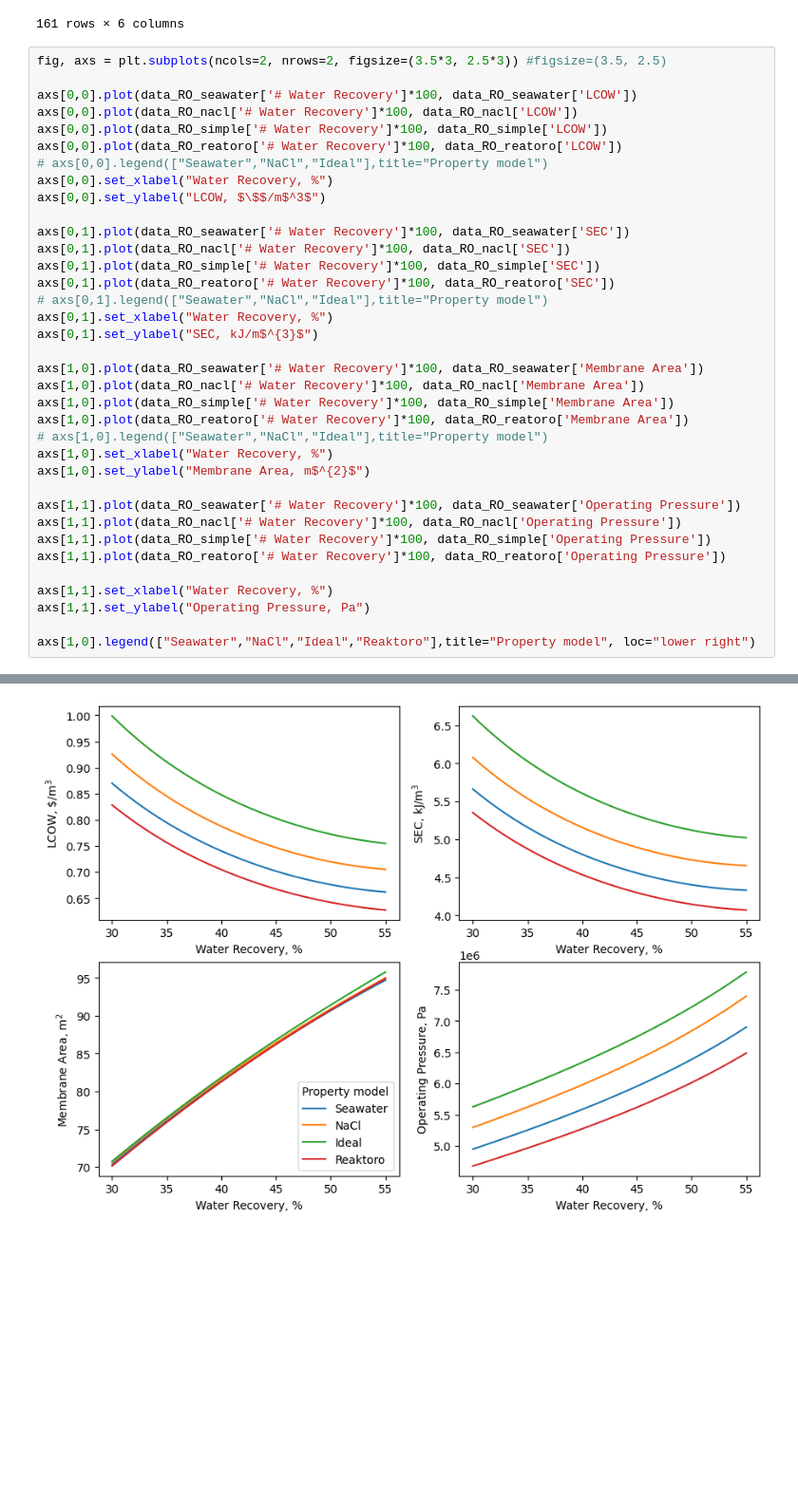
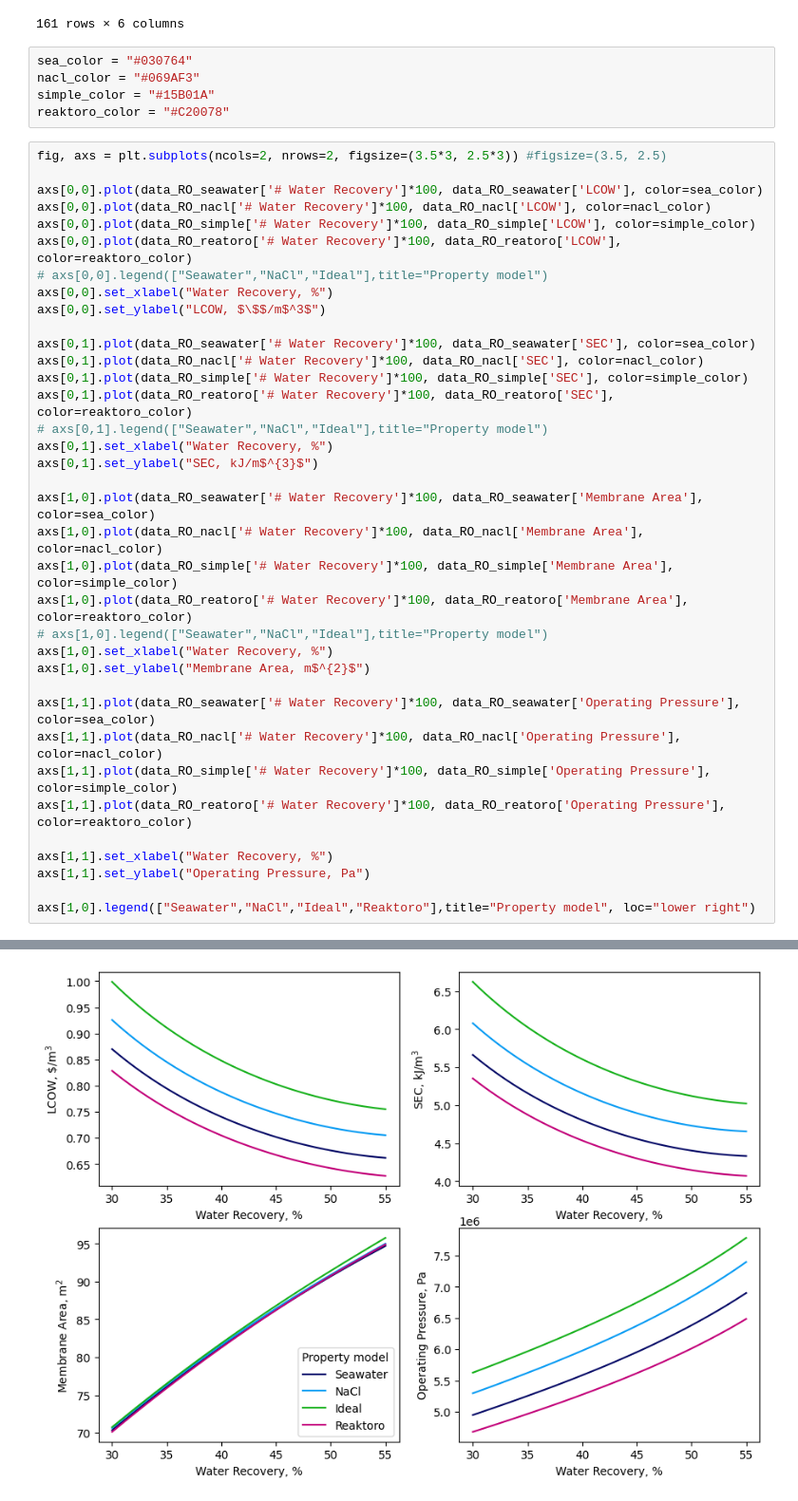
Before and after one commit to savannahsakhai/watertap, a Jupyter notebook: watertap/flowsheets/property_analysis/plotting.ipynb, the cells around one changed output, grey strips where cells are left out. Shown at 95% size. Cells and saved outputs as stored; diff of their text form; blank space fills up the shorter version.

Commit message:
custom colors for each property model type

```diff
--- a/watertap/flowsheets/property_analysis/plotting.ipynb
+++ b/watertap/flowsheets/property_analysis/plotting.ipynb
@@ -30,45 +30,50 @@ data_MVC_seawater.dropna()
 | 160 | 0.75000 | 0.035 | 4.226065 | 19.98633 | 1144.0070 | 1.532756 |
 | 161 | 0.75000 | 0.070 | 4.668350 | 24.68090 | 1154.5940 | 1.699565 |
 161 rows × 6 columns
+# %%
+sea_color = "#030764"
+nacl_color = "#069AF3"
+simple_color = "#15B01A"
+reaktoro_color = "#C20078"
 # %%
 fig, axs = plt.subplots(ncols=2, nrows=2, figsize=(3.5*3, 2.5*3)) #figsize=(3.5, 2.5)
 
-axs[0,0].plot(data_RO_seawater['# Water Recovery']*100, data_RO_seawater['LCOW'])
-axs[0,0].plot(data_RO_nacl['# Water Recovery']*100, data_RO_nacl['LCOW'])
-axs[0,0].plot(data_RO_simple['# Water Recovery']*100, data_RO_simple['LCOW'])
-axs[0,0].plot(data_RO_reatoro['# Water Recovery']*100, data_RO_reatoro['LCOW'])
+axs[0,0].plot(data_RO_seawater['# Water Recovery']*100, data_RO_seawater['LCOW'], color=sea_color)
+axs[0,0].plot(data_RO_nacl['# Water Recovery']*100, data_RO_nacl['LCOW'], color=nacl_color)
+axs[0,0].plot(data_RO_simple['# Water Recovery']*100, data_RO_simple['LCOW'], color=simple_color)
+axs[0,0].plot(data_RO_reatoro['# Water Recovery']*100, data_RO_reatoro['LCOW'], color=reaktoro_color)
 # axs[0,0].legend(["Seawater","NaCl","Ideal"],title="Property model")
 axs[0,0].set_xlabel("Water Recovery, %")
 axs[0,0].set_ylabel("LCOW, $\$$/m$^3$")
 
-axs[0,1].plot(data_RO_seawater['# Water Recovery']*100, data_RO_seawater['SEC'])
-axs[0,1].plot(data_RO_nacl['# Water Recovery']*100, data_RO_nacl['SEC'])
-axs[0,1].plot(data_RO_simple['# Water Recovery']*100, data_RO_simple['SEC'])
-axs[0,1].plot(data_RO_reatoro['# Water Recovery']*100, data_RO_reatoro['SEC'])
+axs[0,1].plot(data_RO_seawater['# Water Recovery']*100, data_RO_seawater['SEC'], color=sea_color)
+axs[0,1].plot(data_RO_nacl['# Water Recovery']*100, data_RO_nacl['SEC'], color=nacl_color)
+axs[0,1].plot(data_RO_simple['# Water Recovery']*100, data_RO_simple['SEC'], color=simple_color)
+axs[0,1].plot(data_RO_reatoro['# Water Recovery']*100, data_RO_reatoro['SEC'], color=reaktoro_color)
 # axs[0,1].legend(["Seawater","NaCl","Ideal"],title="Property model")
 axs[0,1].set_xlabel("Water Recovery, %")
 axs[0,1].set_ylabel("SEC, kJ/m$^{3}$")
 
-axs[1,0].plot(data_RO_seawater['# Water Recovery']*100, data_RO_seawater['Membrane Area'])
-axs[1,0].plot(data_RO_nacl['# Water Recovery']*100, data_RO_nacl['Membrane Area'])
-axs[1,0].plot(data_RO_simple['# Water Recovery']*100, data_RO_simple['Membrane Area'])
-axs[1,0].plot(data_RO_reatoro['# Water Recovery']*100, data_RO_reatoro['Membrane Area'])
+axs[1,0].plot(data_RO_seawater['# Water Recovery']*100, data_RO_seawater['Membrane Area'], color=sea_color)
+axs[1,0].plot(data_RO_nacl['# Water Recovery']*100, data_RO_nacl['Membrane Area'], color=nacl_color)
+axs[1,0].plot(data_RO_simple['# Water Recovery']*100, data_RO_simple['Membrane Area'], color=simple_color)
+axs[1,0].plot(data_RO_reatoro['# Water Recovery']*100, data_RO_reatoro['Membrane Area'], color=reaktoro_color)
 # axs[1,0].legend(["Seawater","NaCl","Ideal"],title="Property model")
 axs[1,0].set_xlabel("Water Recovery, %")
 axs[1,0].set_ylabel("Membrane Area, m$^{2}$")
 
-axs[1,1].plot(data_RO_seawater['# Water Recovery']*100, data_RO_seawater['Operating Pressure'])
-axs[1,1].plot(data_RO_nacl['# Water Recovery']*100, data_RO_nacl['Operating Pressure'])
-axs[1,1].plot(data_RO_simple['# Water Recovery']*100, data_RO_simple['Operating Pressure'])
-axs[1,1].plot(data_RO_reatoro['# Water Recovery']*100, data_RO_reatoro['Operating Pressure'])
+axs[1,1].plot(data_RO_seawater['# Water Recovery']*100, data_RO_seawater['Operating Pressure'], color=sea_color)
+axs[1,1].plot(data_RO_nacl['# Water Recovery']*100, data_RO_nacl['Operating Pressure'], color=nacl_color)
+axs[1,1].plot(data_RO_simple['# Water Recovery']*100, data_RO_simple['Operating Pressure'], color=simple_color)
+axs[1,1].plot(data_RO_reatoro['# Water Recovery']*100, data_RO_reatoro['Operating Pressure'], color=reaktoro_color)
 
 axs[1,1].set_xlabel("Water Recovery, %")
 axs[1,1].set_ylabel("Operating Pressure, Pa")
 
 axs[1,0].legend(["Seawater","NaCl","Ideal","Reaktoro"],title="Property model", loc="lower right")
 # %% [output]
 <matplotlib.legend.Legend at 0x...>
-[figure, old version]
+[figure, new version]
 # %%
 fig, axs = plt.subplots(ncols=2, nrows=2, figsize=(3.5*3, 2.5*3))
 
```
Also changed, not shown: parts of 1 cell of this notebook.
